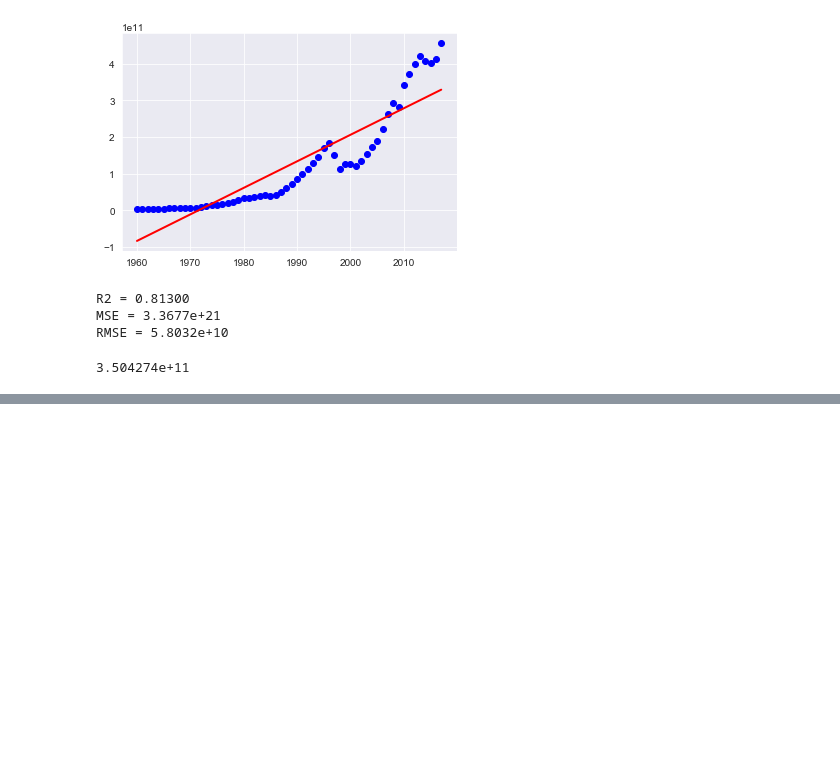
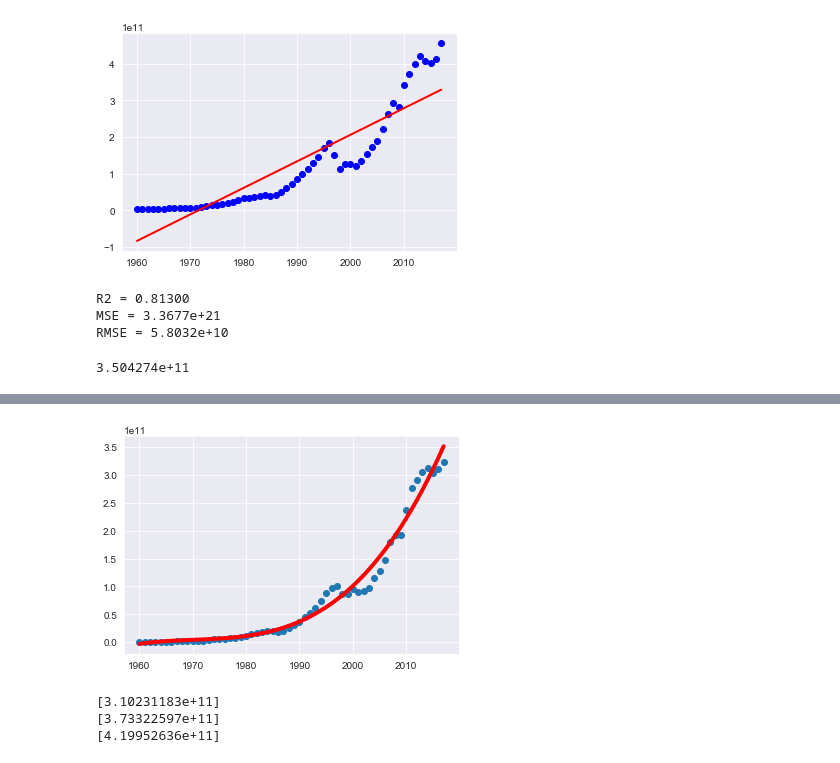
Before and after one commit to aukrit1993/my_machine_learning, a Jupyter notebook: chapter_14.ipynb, the cells around one changed output, grey strips where cells are left out. Saved outputs shown, nothing was run; the diff lists cells and outputs as text; code cells hidden in the pictures; blank space fills up the shorter version.

```diff
--- a/chapter_14.ipynb
+++ b/chapter_14.ipynb
@@ -202,0 +276,6 @@ print('{:.6e}'.format(y_predict[0]))
+# %%
+plt.scatter(x, y)
+plt.plot(x, y_predict, linewidth=4, color='r')
+plt.show()
+# %% [output]
+[figure, added]
@@ -202,0 +285,9 @@ print('{:.6e}'.format(y_predict[0]))
+# %%
+y_poly_pred = model.predict(poly_featuers2.fit_transform(x_input))
+
+for val in y_poly_pred:
+    print('{}'.format(val))
+# %% [output]
+[3.10231183e+11]
+[3.73322597e+11]
+[4.19952636e+11]
```
Also changed, not shown: parts of 20 cells of this notebook.
